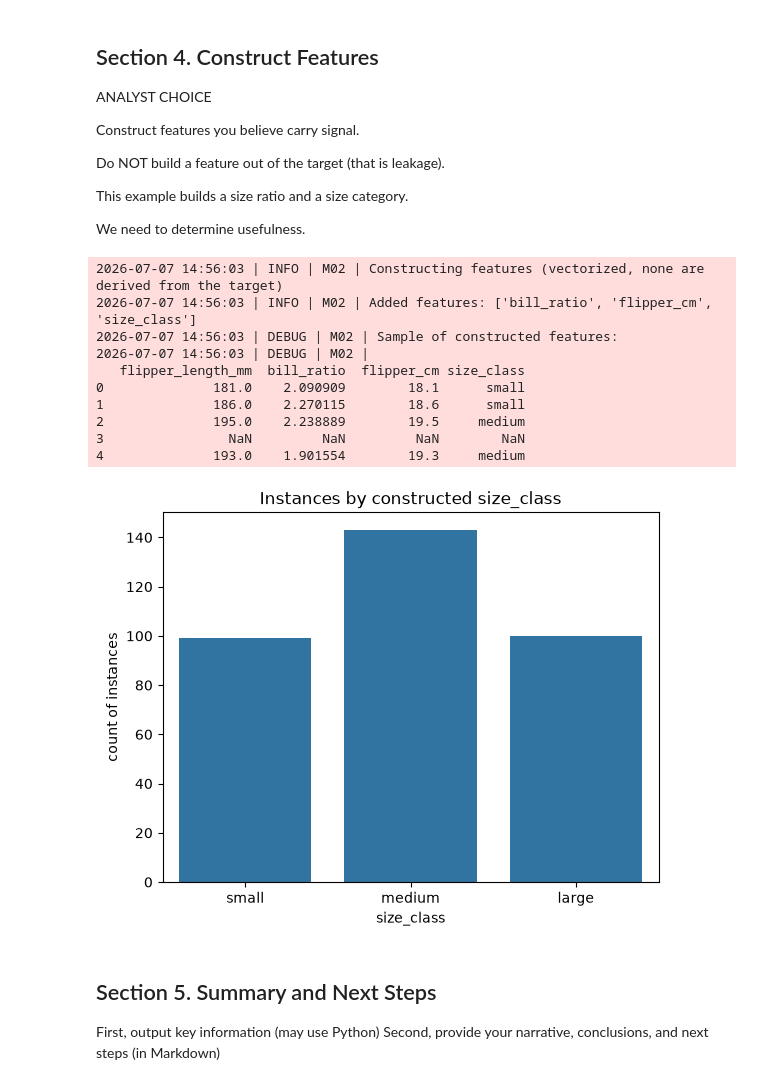
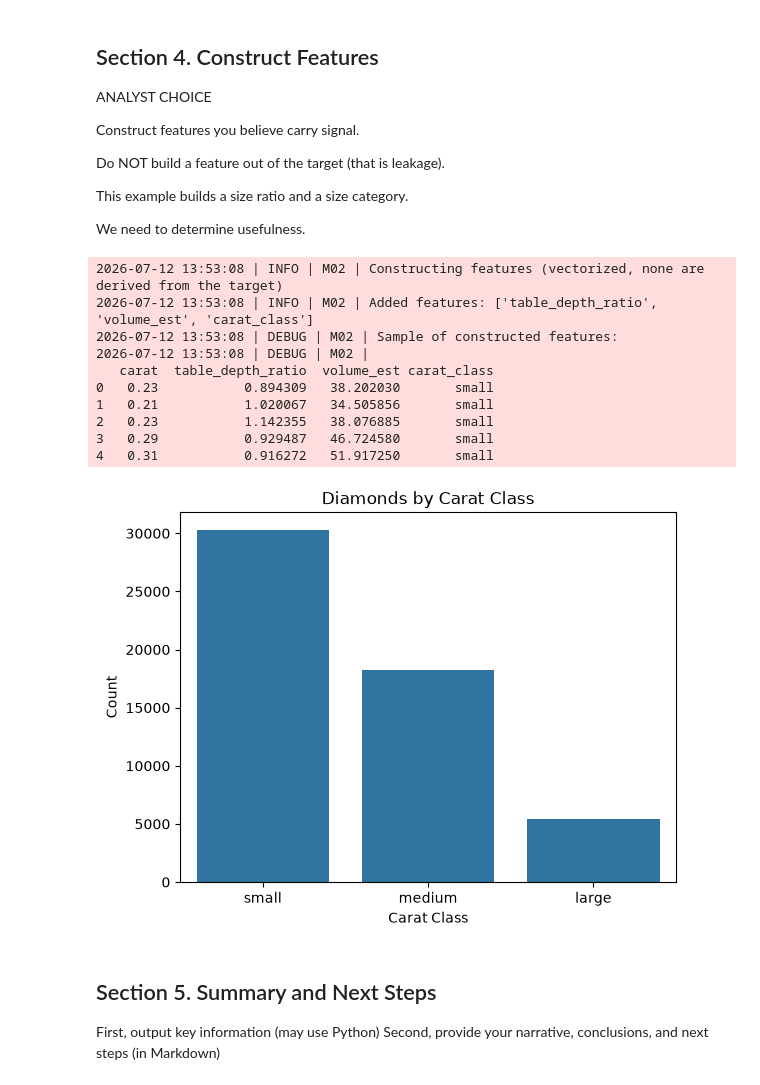
Before and after one commit to sydsailors/ml-02-features, a Jupyter notebook: notebooks/ml_02_sailorsp5.ipynb, the cells around one changed output. Drawn from its saved outputs; the diff is of its cells as text; code cells hidden in the pictures.

```diff
--- a/notebooks/ml_02_sailorsp5.ipynb
+++ b/notebooks/ml_02_sailorsp5.ipynb
@@ -260,63 +251,65 @@ We need to determine usefulness.
 # %%
 # === Section 4. Construct Features ===
 
 """Derive new features from existing columns (vectorized).
 
 WHY: New inputs can make a real pattern easier for a model to use.
 These operate on whole columns at once (no Python loop).
 None of them is built from the intended target, so they cannot leak it.
 
 Built here:
-- bill_ratio: bill_length_mm / bill_depth_mm  (shape, unitless)
-- flipper_cm: flipper_length_mm / 10            (rescaled)
-- size_class: a category from flipper length    (binned)
+- table_depth_ratio: table / depth (proportion)
+- volume_est: x * y * z (approximate volume)
+- carat_class: a category from carat (binned)
 
 """
+
 LOG.info("Constructing features (vectorized, none are derived from the target)")
 
 # Work on a copy so the original stays unchanged.
-# Follow current pandas idiom:
-# assign explicitly; avoid chained inplace, which silently does nothing
 df_feat: pd.DataFrame = df.copy()
 
-df_feat["bill_ratio"] = df_feat["bill_length_mm"] / df_feat["bill_depth_mm"]
-df_feat["flipper_cm"] = df_feat["flipper_length_mm"] / 10.0
+# Feature engineering
+df_feat["table_depth_ratio"] = df_feat["table"] / df_feat["depth"]
+df_feat["volume_est"] = df_feat["x"] * df_feat["y"] * df_feat["z"]
 
-# A categorical feature via binning. Bins are an ANALYST CHOICE.
-df_feat["size_class"] = pd.cut(
-    df_feat["flipper_length_mm"],
-    bins=[0, 190, 210, np.inf],
+# Create a categorical feature from carat
+df_feat["carat_class"] = pd.cut(
+    df_feat["carat"],
+    bins=[0, 0.75, 1.5, float("inf")],
     labels=["small", "medium", "large"],
 )
 
-new_cols: list[str] = ["bill_ratio", "flipper_cm", "size_class"]
+new_cols: list[str] = [
+    "table_depth_ratio",
+    "volume_est",
+    "carat_class",
+]
 
 LOG.info(f"Added features: {new_cols}")
 
 LOG.debug("Sample of constructed features:")
-LOG.debug(f"\n{df_feat[['flipper_length_mm', *new_cols]].head()}")
+LOG.debug(f"\n{df_feat[['carat', *new_cols]].head()}")
 
-# Show the new categorical feature.
-# Visualize in every project.
-
+# Visualize the new categorical feature
 plt.figure()
-sns.countplot(data=df_feat, x="size_class")
-plt.title("Instances by constructed size_class")
-plt.xlabel("size_class")
-plt.ylabel("count of instances")
+sns.countplot(data=df_feat, x="carat_class")
+plt.title("Diamonds by Carat Class")
+plt.xlabel("Carat Class")
+plt.ylabel("Count")
 plt.show()
 # %% [output]
-2026-07-07 14:56:03 | INFO | M02 | Constructing features (vectorized, none are derived from the target)
-2026-07-07 14:56:03 | INFO | M02 | Added features: ['bill_ratio', 'flipper_cm', 'size_class']
-2026-07-07 14:56:03 | DEBUG | M02 | Sample of constructed features:
-2026-07-07 14:56:03 | DEBUG | M02 |
-   flipper_length_mm  bill_ratio  flipper_cm size_class
-0              181.0    2.090909        18.1      small
-1              186.0    2.270115        18.6      small
-2              195.0    2.238889        19.5     medium
-3                NaN         NaN         NaN        NaN
-4              193.0    1.901554        19.3     medium
+2026-07-12 13:53:08 | INFO | M02 | Constructing features (vectorized, none are derived from the target)
+2026-07-12 13:53:08 | INFO | M02 | Added features: ['table_depth_ratio', 'volume_est', 'carat_class']
+2026-07-12 13:53:08 | DEBUG | M02 | Sample of constructed features:
+2026-07-12 13:53:08 | DEBUG | M02 |
+   carat  table_depth_ratio  volume_est carat_class
+0   0.23           0.894309   38.202030       small
+1   0.21           1.020067   34.505856       small
+2   0.23           1.142355   38.076885       small
+3   0.29           0.929487   46.724580       small
+4   0.31           0.916272   51.917250       small
-[figure, old version]
+[figure, new version]
 # %% [markdown]
 ## Section 5. Summary and Next Steps
 
```
Also changed, not shown: parts of 6 cells of this notebook, 1 other file.
